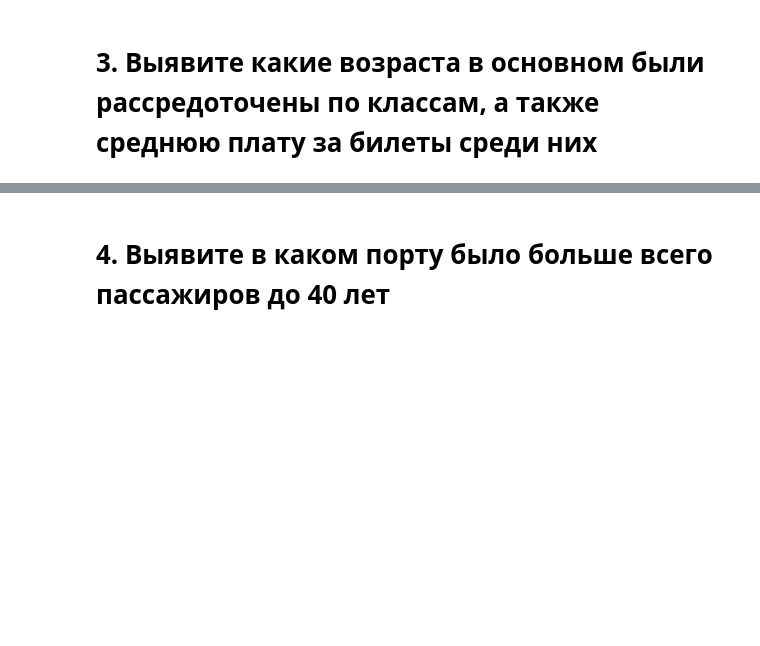
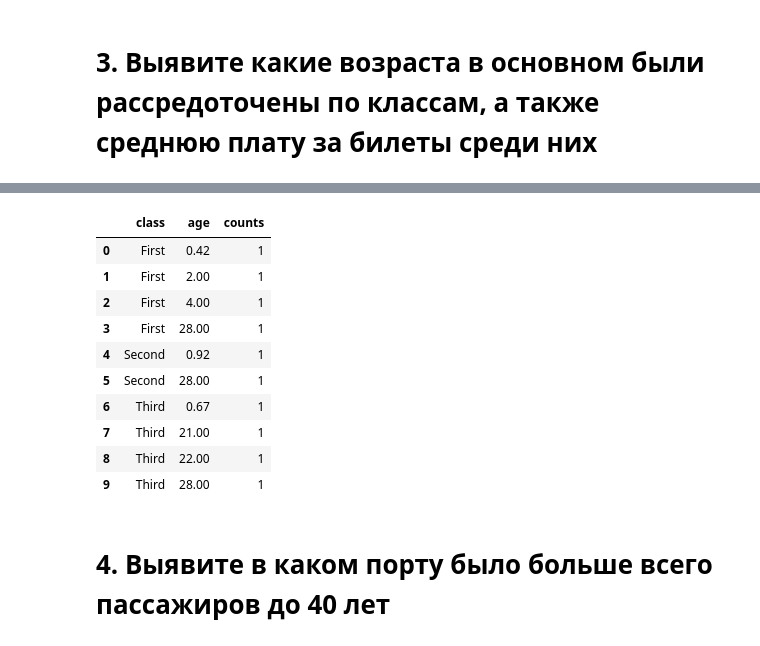
Before and after one commit to gleb-pan/data-analytics-decode, a Jupyter notebook: Исследовательская аналитика/submissions/Untitled.ipynb, the cells around one changed output, grey strips where cells are left out. Saved outputs shown, nothing was run; the diff lists cells and outputs as text; code cells hidden in the pictures; blank space fills up the shorter version.

```diff
--- a/Исследовательская аналитика/submissions/Untitled.ipynb
+++ b/Исследовательская аналитика/submissions/Untitled.ipynb
@@ -168,3 +182,33 @@ df.groupby('pclass').agg({'age': lambda x: (sorted(x.to_list()))}).reset_index()
+# %%
+# Предположим, что ваш DataFrame называется 'df'
+# Выполните группировку и агрегацию для подсчета количества записей по комбинации класса и возраста
+age_counts = df.groupby(['class', 'age']).size().reset_index(name='counts')
+age_counts
+
+# # Вычислите среднюю плату за билеты для каждой комбинации класса и возраста
+# average_fare = df.groupby(['class', 'age'])['fare'].mean().reset_index(name='average_fare')
+
+# # Объедините результаты
+# result = pd.merge(age_counts, average_fare, on=['class', 'age'])
+
+# # Найдите комбинации класса и возраста с наибольшим количеством записей
+# max_counts = result.groupby('class')['counts'].idxmax()
+# most_frequent_ages = result.loc[max_counts]
+
+# print("Наиболее часто встречающиеся возрасты по классам:")
+# print(most_frequent_ages)
+# %% [output]
+|  | class | age | counts |
+| 0 | First | 0.42 | 1 |
+| 1 | First | 2.00 | 1 |
+| 2 | First | 4.00 | 1 |
+| 3 | First | 28.00 | 1 |
+| 4 | Second | 0.92 | 1 |
+| 5 | Second | 28.00 | 1 |
+| 6 | Third | 0.67 | 1 |
+| 7 | Third | 21.00 | 1 |
+| 8 | Third | 22.00 | 1 |
+| 9 | Third | 28.00 | 1 |
 # %% [markdown]
 # 4. Выявите в каком порту было больше всего пассажиров до 40 лет
 # %% [markdown]
```
Also changed, not shown: parts of 2 cells of this notebook.
